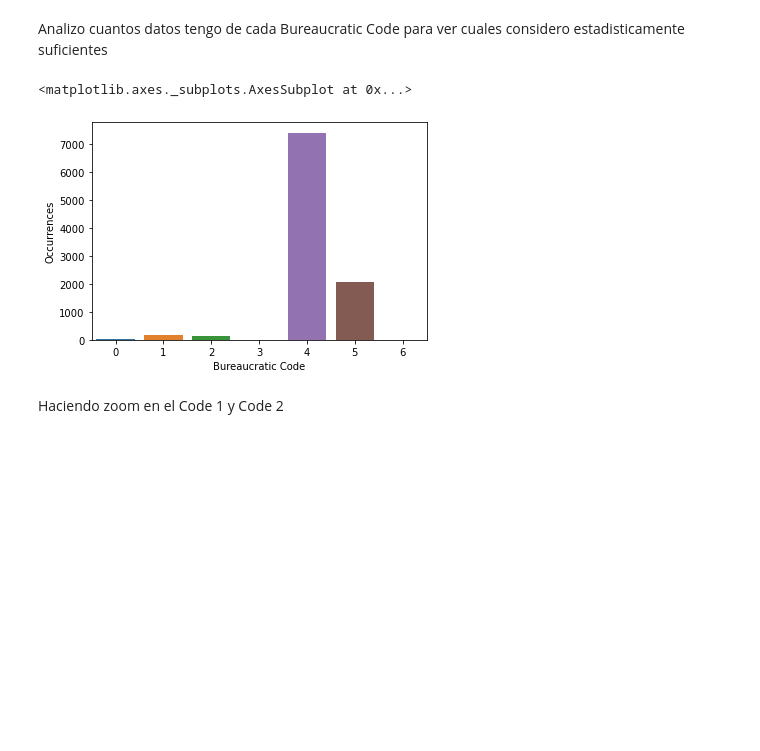
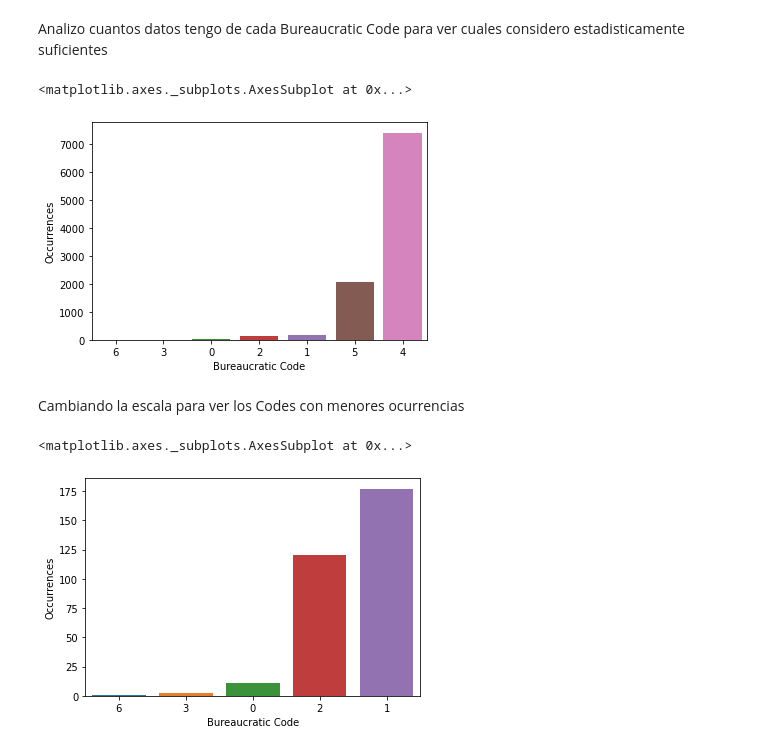
Before and after one commit to RiedelNicolas/75.06-2C2020-TP1, a Jupyter notebook: BureaucraticCode.ipynb, the cells around one changed output. Saved outputs shown, nothing was run; the diff lists cells and outputs as text; code cells hidden in the pictures; blank space fills up the shorter version.

```diff
--- a/BureaucraticCode.ipynb
+++ b/BureaucraticCode.ipynb
@@ -23,14 +23,20 @@ bureaucraticCode.replace(to_replace=['Bureaucratic_Code_0', 'Bureaucratic_Code_1
 Analizo cuantos datos tengo de cada Bureaucratic Code para ver cuales considero
 estadisticamente suficientes
 # %%
-codesCount = bureaucraticCode.groupby('Bureaucratic_Code').agg({'Stage':'count'}).reset_index()
+codesCount = bureaucraticCode['Bureaucratic_Code'].value_counts().to_frame().reset_index().sort_values('Bureaucratic_Code')
+
 sb.barplot(x='Bureaucratic Code', y='Occurrences', data=(codesCount.rename(columns=
-            {'Bureaucratic_Code':'Bureaucratic Code', 'Stage':'Occurrences'})))
+            {'index':'Bureaucratic Code', 'Bureaucratic_Code':'Occurrences'})), order=codesCount['index'])
 # %% [output]
 <matplotlib.axes._subplots.AxesSubplot at 0x...>
-[figure, old version]
+[figure, new version]
-# %% [markdown]
-Haciendo zoom en el Code 1 y Code 2
+# %% [markdown]
+Cambiando la escala para ver los Codes con menores ocurrencias
 # %%
+codesCount = codesCount[(codesCount['index'] != '4') & (codesCount['index'] != '5')]
 sb.barplot(x='Bureaucratic Code', y='Occurrences', data=(codesCount.rename(columns=
-            {'Bureaucratic_Code':'Bureaucratic Code', 'Stage':'Occurrences'})), order='15')
+            {'index':'Bureaucratic Code', 'Bureaucratic_Code':'Occurrences'})),
+            order=codesCount['index'])
+# %% [output]
+<matplotlib.axes._subplots.AxesSubplot at 0x...>
+[figure, added]
```
Also changed, not shown: parts of 7 cells of this notebook.
